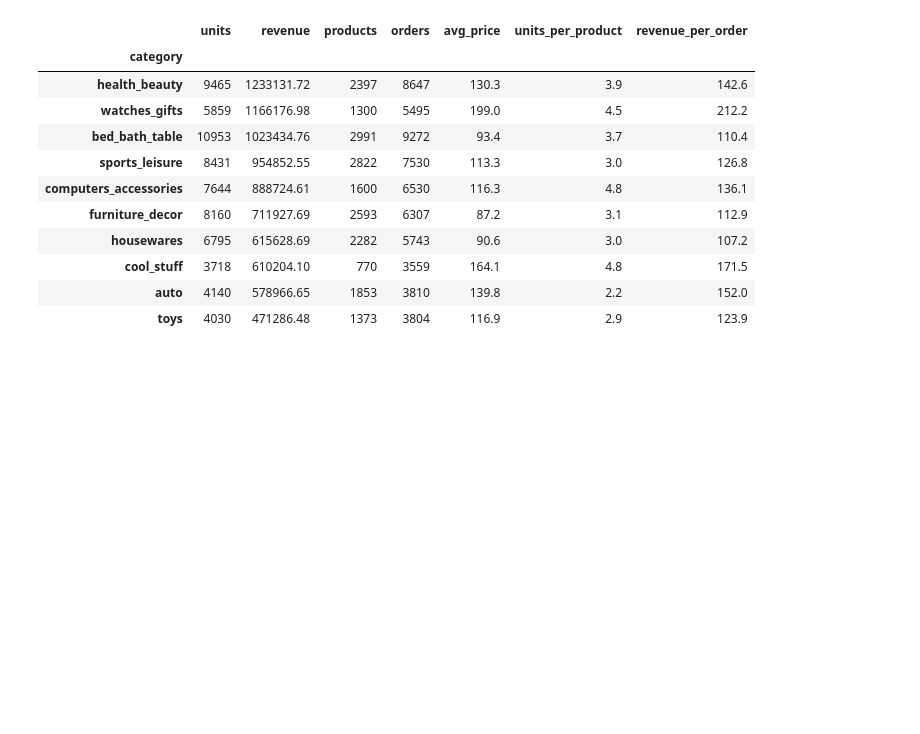
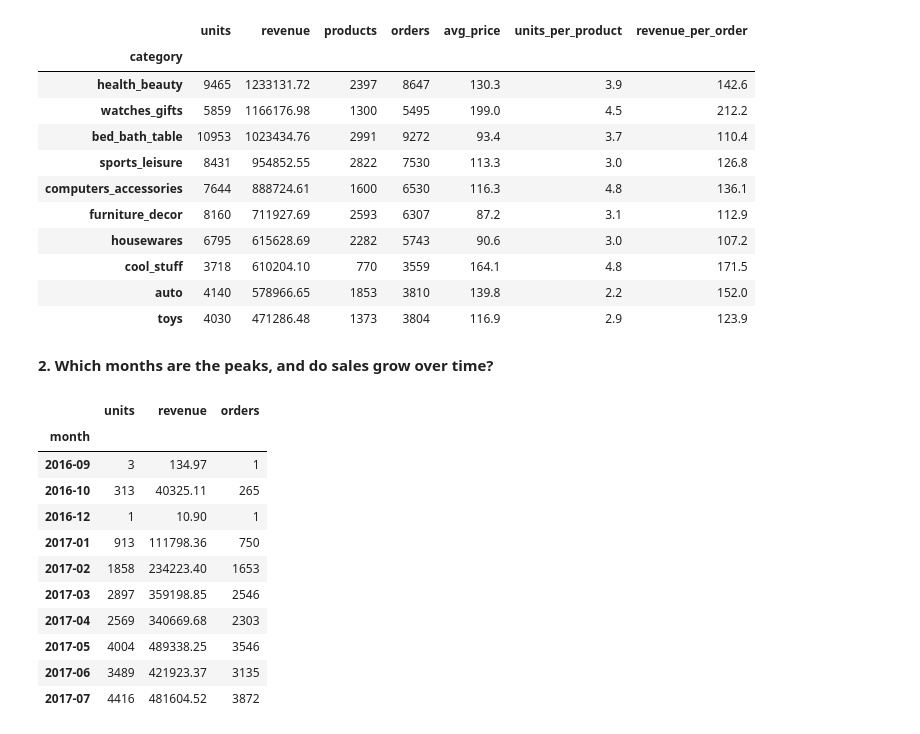
Before and after one commit to YomnaAhmed97/Olist-Ecommerce-Analysis, a Jupyter notebook: Brazilian_E_Commerce_Public_Dataset_by_Olist.ipynb, the cells around one changed output. Drawn from its saved outputs; the diff is of its cells as text; code cells hidden in the pictures; blank space fills up the shorter version.

```diff
--- a/Brazilian_E_Commerce_Public_Dataset_by_Olist.ipynb
+++ b/Brazilian_E_Commerce_Public_Dataset_by_Olist.ipynb
@@ -329,3 +329,6 @@ by_category.sort_values("revenue", ascending=False).head(10)
 | cool_stuff | 3718 | 610204.10 | 770 | 3559 | 164.1 | 4.8 | 171.5 |
 | auto | 4140 | 578966.65 | 1853 | 3810 | 139.8 | 2.2 | 152.0 |
 | toys | 4030 | 471286.48 | 1373 | 3804 | 116.9 | 2.9 | 123.9 |
+# %% [markdown]
+
+**2.   Which months are the peaks, and do sales grow over time?**
@@ -331,0 +342,15 @@ by_category.sort_values("revenue", ascending=False).head(10)
+# %%
+monthly.head(10)
+# %% [output]
+|  | units | revenue | orders |
+| month |  |  |  |
+| 2016-09 | 3 | 134.97 | 1 |
+| 2016-10 | 313 | 40325.11 | 265 |
+| 2016-12 | 1 | 10.90 | 1 |
+| 2017-01 | 913 | 111798.36 | 750 |
+| 2017-02 | 1858 | 234223.40 | 1653 |
+| 2017-03 | 2897 | 359198.85 | 2546 |
+| 2017-04 | 2569 | 340669.68 | 2303 |
+| 2017-05 | 4004 | 489338.25 | 3546 |
+| 2017-06 | 3489 | 421923.37 | 3135 |
+| 2017-07 | 4416 | 481604.52 | 3872 |
```
Also changed, not shown: parts of 2 cells of this notebook.
